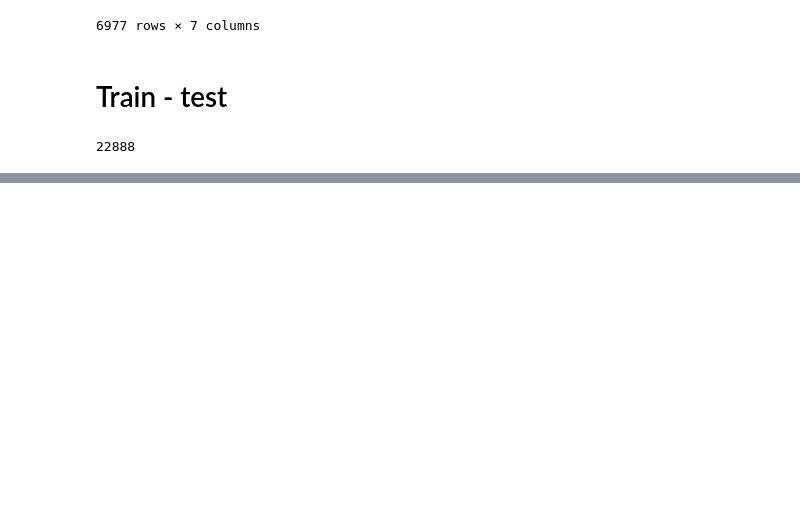
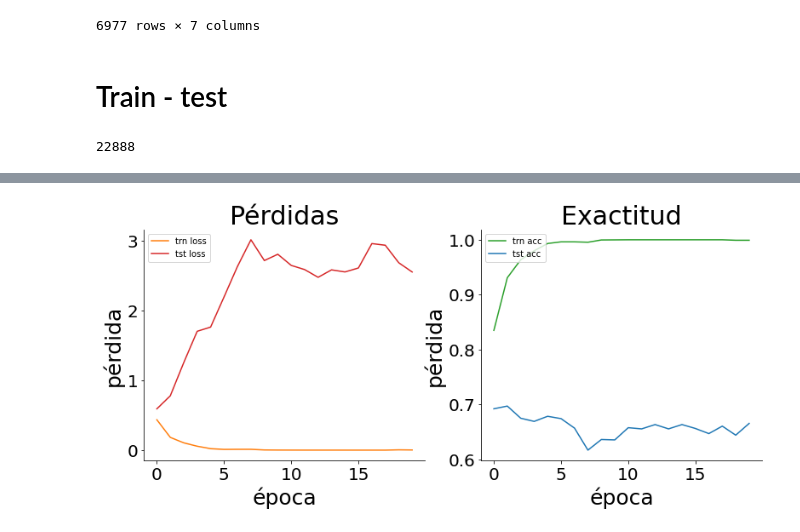
Before and after one commit to OscarAlvaradoM/sEXism-Identification-in-Social-neTworks, a Jupyter notebook: notebooks/RNN.ipynb, the cells around one changed output, grey strips where cells are left out. Drawn from its saved outputs; the diff is of its cells as text; code cells hidden in the pictures; blank space fills up the shorter version.

```diff
--- a/notebooks/RNN.ipynb
+++ b/notebooks/RNN.ipynb
@@ -278,0 +376,4 @@ loss_hist["test"][-1], acc_hist["test"][-1]
+# %%
+plot(loss_hist, acc_hist, c="black", name="RNN1-doc")
+# %% [output]
+[figure, added]
```
Also changed, not shown: parts of 11 cells of this notebook, 1 other file.
